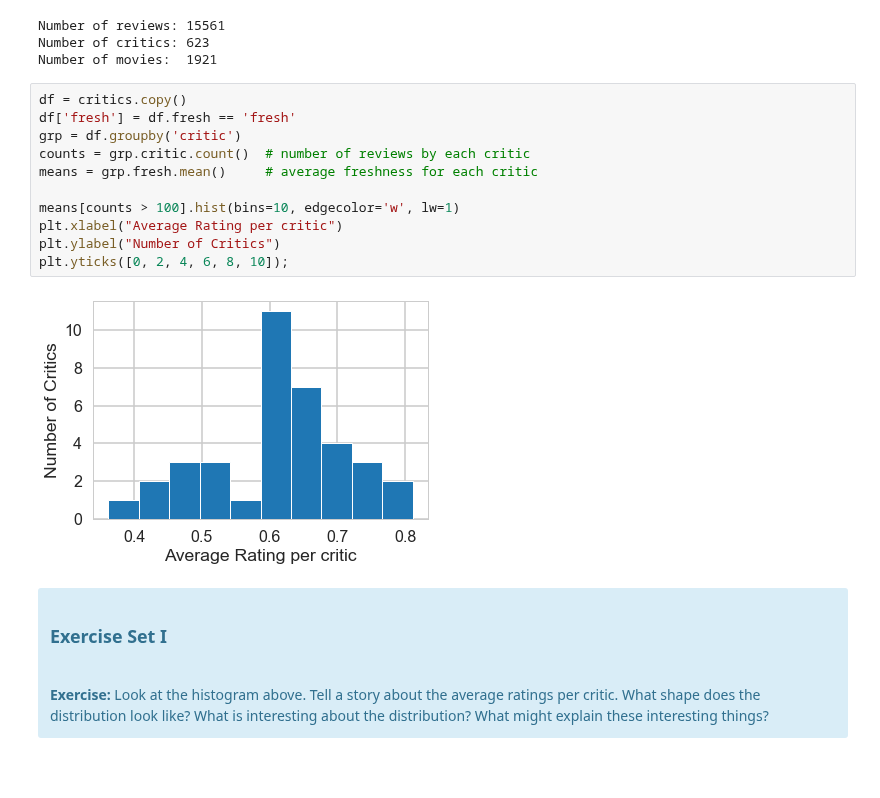
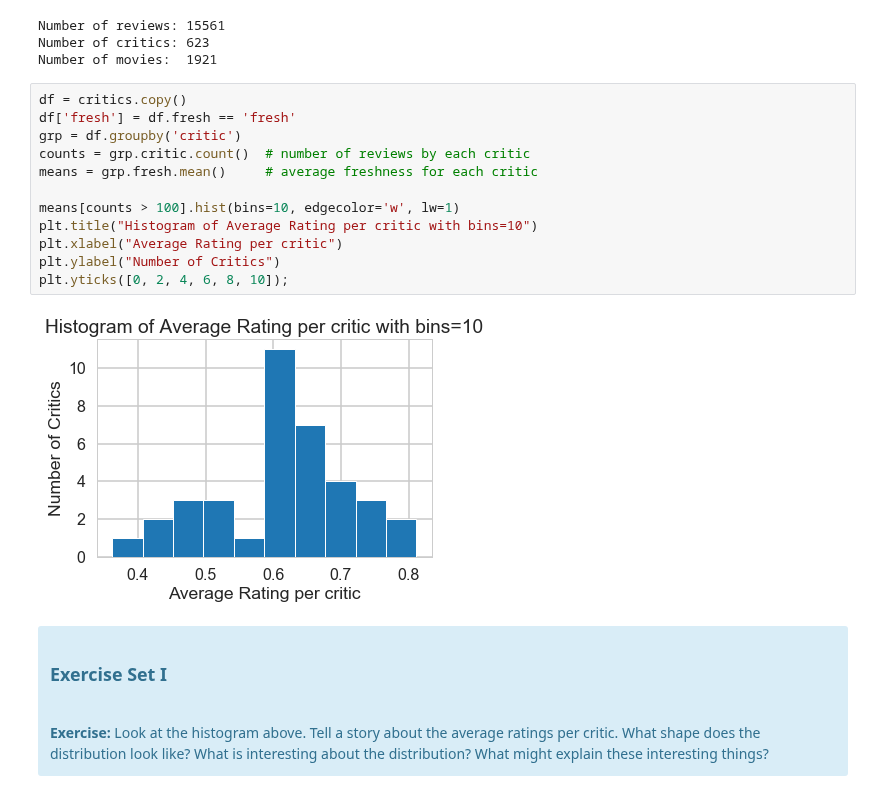
Before and after one commit to aparnack/data_science, a Jupyter notebook: exercises/naive_bayes/Mini_Project_Naive_Bayes.ipynb, the cells around one changed output. Drawn from its saved outputs; the diff is of its cells as text; blank space fills up the shorter version.

```diff
--- a/exercises/naive_bayes/Mini_Project_Naive_Bayes.ipynb
+++ b/exercises/naive_bayes/Mini_Project_Naive_Bayes.ipynb
@@ -64,16 +64,17 @@ Number of movies:  1921
 # %%
 df = critics.copy()
 df['fresh'] = df.fresh == 'fresh'
 grp = df.groupby('critic')
 counts = grp.critic.count()  # number of reviews by each critic
 means = grp.fresh.mean()     # average freshness for each critic
 
 means[counts > 100].hist(bins=10, edgecolor='w', lw=1)
+plt.title("Histogram of Average Rating per critic with bins=10")
 plt.xlabel("Average Rating per critic")
 plt.ylabel("Number of Critics")
 plt.yticks([0, 2, 4, 6, 8, 10]);
 # %% [output]
-[figure, old version]
+[figure, new version]
 # %% [markdown]
 <div class="span5 alert alert-info">
 <h3>Exercise Set I</h3>
```
Also changed, not shown: parts of 43 cells of this notebook.
